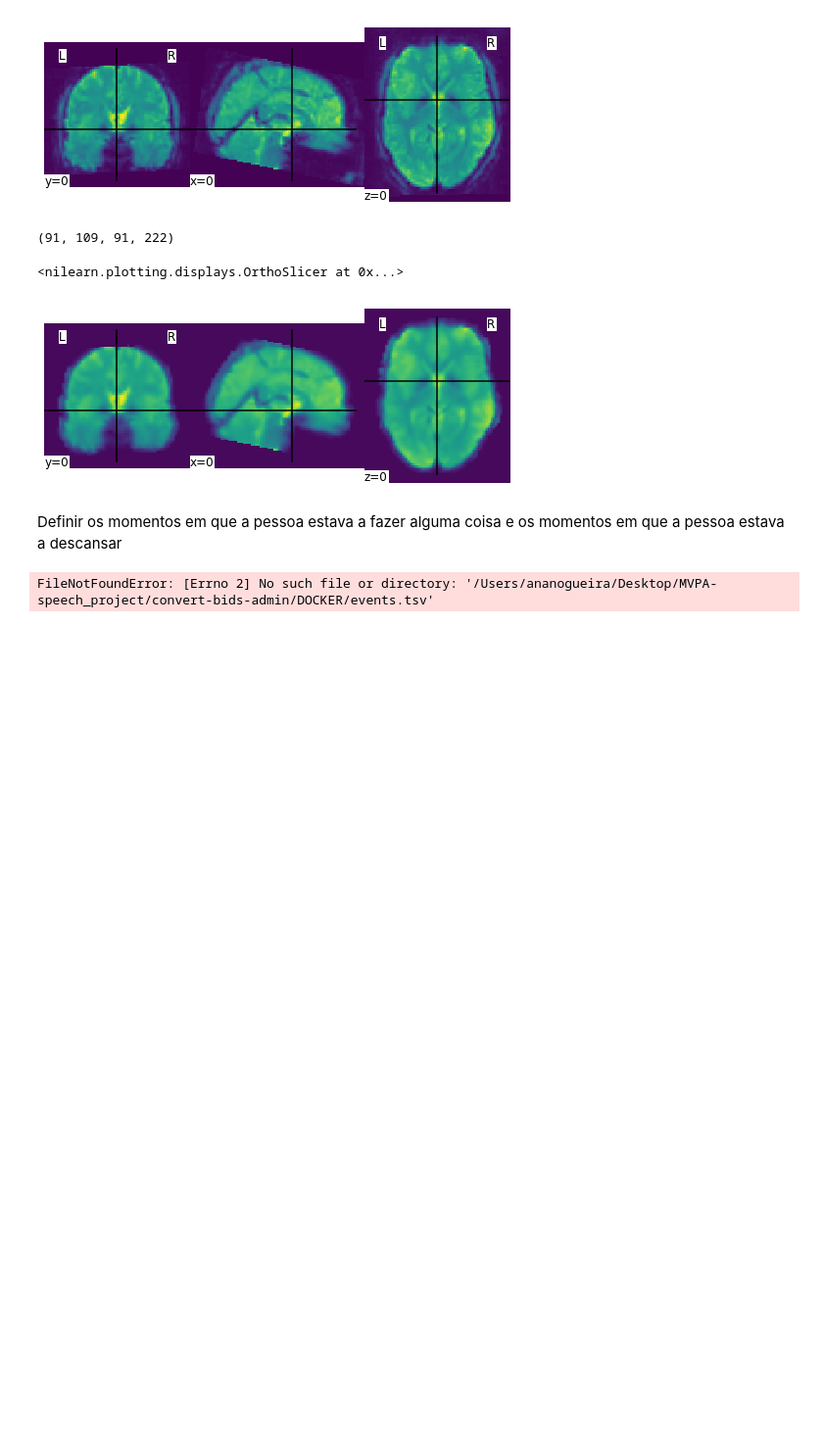
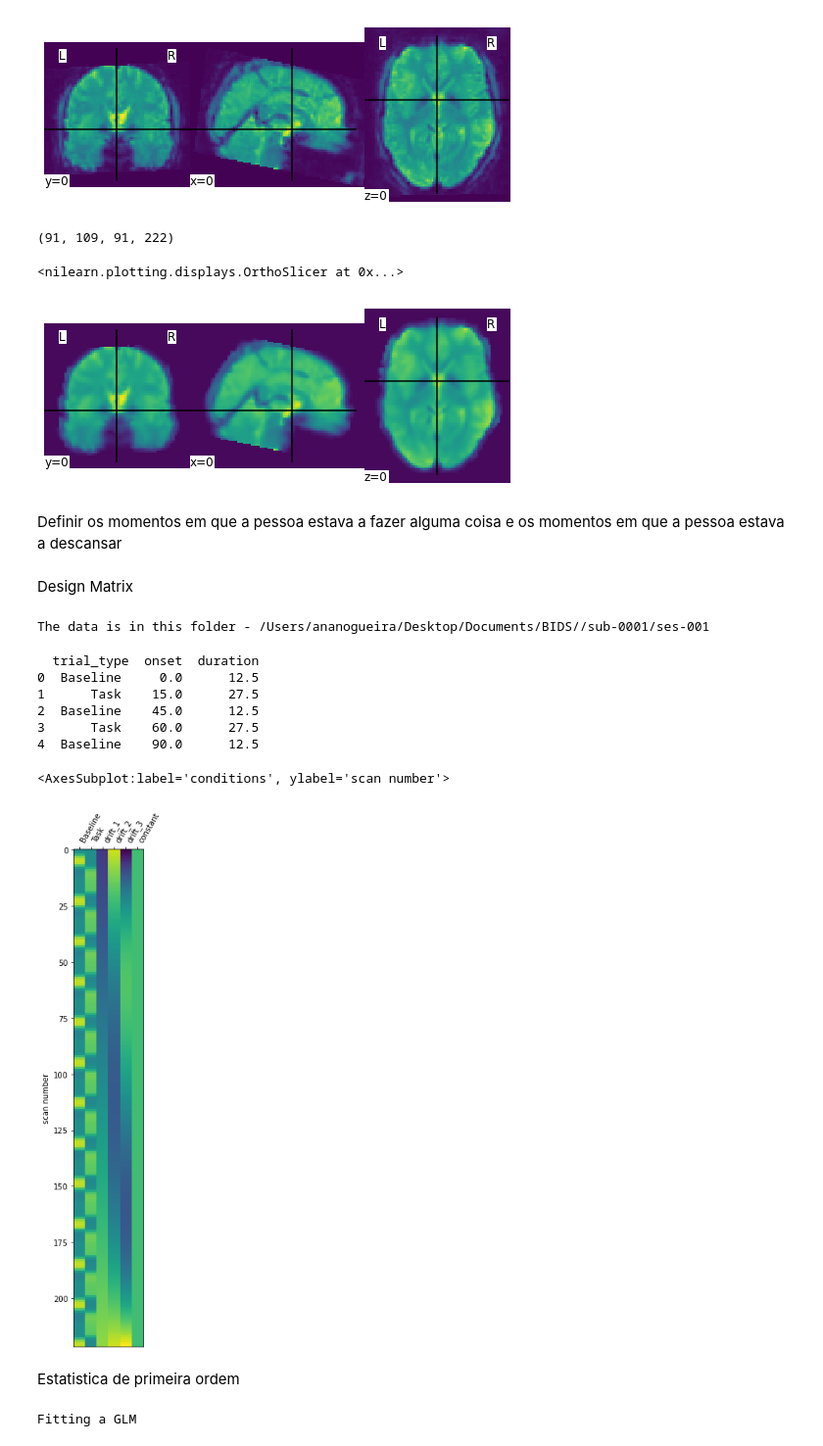
Before and after one commit to brunodireito/MVPA-speech_project, a Jupyter notebook: anan0gueira-Git/ProjetoTeste.ipynb, the cells around one changed output. Shown: that part at 98% size. Cells and saved outputs as stored; diff of their text form; code cells hidden in the pictures; blank space fills up the shorter version.

```diff
--- a/anan0gueira-Git/ProjetoTeste.ipynb
+++ b/anan0gueira-Git/ProjetoTeste.ipynb
@@ -91,14 +95,38 @@ plotting.plot_img(mean_fmri_img_2standard, cut_coords)
 # %% [markdown]
 Definir os momentos em que a pessoa estava a fazer alguma coisa e os momentos em que a pessoa estava a descansar
+# %% [markdown]
+Design Matrix
+# %%
+# Set variables
+root_data='/Users/ananogueira/Desktop/Documents/BIDS/'
+sub='sub-0001'
+ses='ses-001'
+file_sep="/"
+
+# data folder
+data_path=root_data+file_sep+sub+file_sep+ses
+print('The data is in this folder - '+data_path)
+
+# project folder
+root_project="/Users/ananogueira/Desktop/Documents/MVPA-speech_project"
+# %% [output]
+The data is in this folder - /Users/ananogueira/Desktop/Documents/BIDS//sub-0001/ses-001
 # %%
+from nilearn.glm.first_level import make_first_level_design_matrix
+from nilearn.plotting import plot_design_matrix
+
 tr = 2.5  # tempo de repetição
-n_scans = 222  # numero de volumes (?)
-frame_times = np.arange(n_scans) * tr  # (?)
+n_scans = 222  #numero de volumes
+frame_times = np.arange(n_scans) * tr  # here are the correspoding frame times
 
 # load events.tsv
-events_PATH='/Users/ananogueira/Desktop/MVPA-speech_project/convert-bids-admin/DOCKER/events.tsv'
-
+events_PATH= '/Users/ananogueira/Desktop/Documents/MVPA-speech_project/convert-bids-admin/DOCKER/events.tsv'
 events_df = pd.read_csv(events_PATH, sep='\t', na_values="n/a")
 print(events_df.head())
 # %% [output]
-FileNotFoundError: [Errno 2] No such file or directory: '/Users/ananogueira/Desktop/MVPA-speech_project/convert-bids-admin/DOCKER/events.tsv'
+  trial_type  onset  duration
+0  Baseline     0.0      12.5
+1      Task    15.0      27.5
+2  Baseline    45.0      12.5
+3      Task    60.0      27.5
+4  Baseline    90.0      12.5
@@ -104,0 +135,10 @@ FileNotFoundError: [Errno 2] No such file or directory: '/Users/ananogueira/Desk
+# %%
+hrf_model='spm'
+design_matrix = make_first_level_design_matrix(frame_times, events_df,
+                                    drift_model='polynomial', drift_order=3,
+                                    hrf_model=hrf_model)
+
+plot_design_matrix(design_matrix)
+# %% [output]
+<AxesSubplot:label='conditions', ylabel='scan number'>
+[figure, added]
@@ -104,0 +147,2 @@ FileNotFoundError: [Errno 2] No such file or directory: '/Users/ananogueira/Desk
+# %% [markdown]
+Estatistica de primeira ordem
@@ -104,0 +158,11 @@ FileNotFoundError: [Errno 2] No such file or directory: '/Users/ananogueira/Desk
+# %%
+from nilearn.glm.first_level import FirstLevelModel
+
+fmri_img='/Users/ananogueira/Desktop/Documents/BIDS/sub-0001/ses-001/run-1.feat/filtered_func_data2standard.nii.gz'
+
+
+print('Fitting a GLM')
+fmri_glm = FirstLevelModel()
+fmri_glm = fmri_glm.fit(fmri_img, design_matrices=design_matrix)
+# %% [output]
+Fitting a GLM
```
Also changed, not shown: parts of 12 cells of this notebook, 1 other file.
